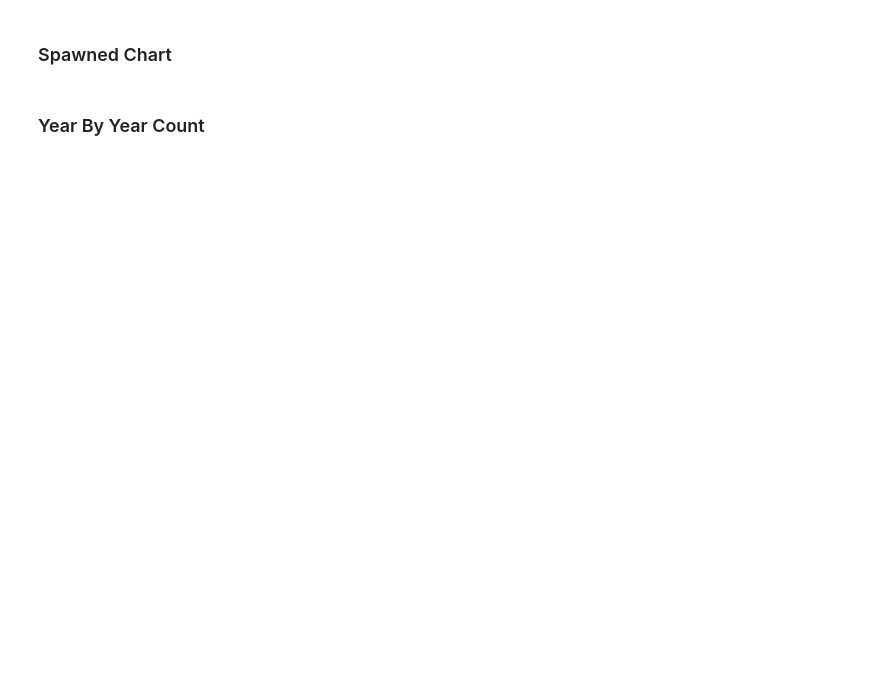
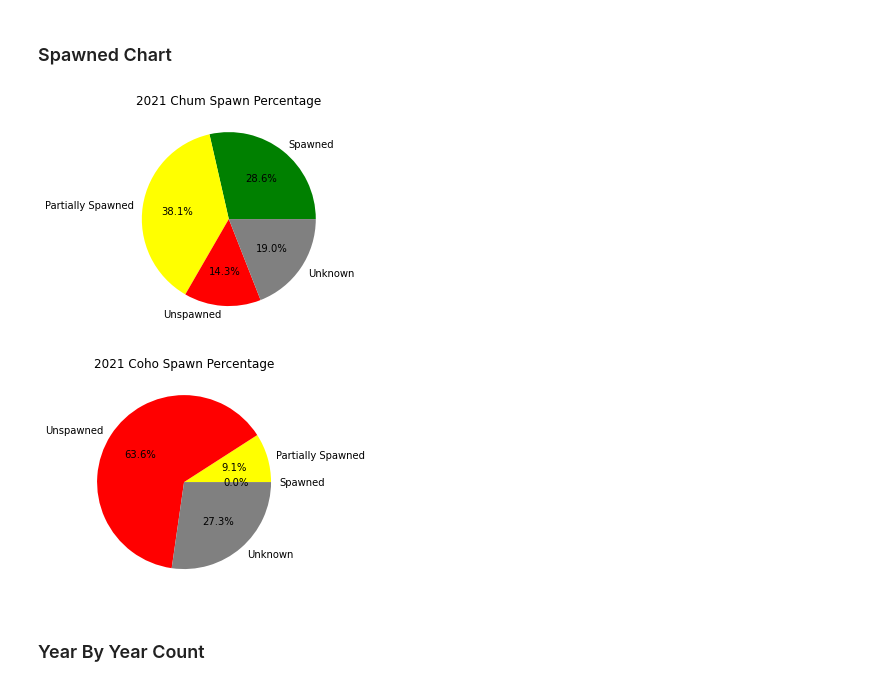
Before and after one commit to slfisco/salmonNotebook, a Jupyter notebook: salmonNotebook.ipynb, the cells around one changed output. Saved outputs shown, nothing was run; the diff lists cells and outputs as text; code cells hidden in the pictures; blank space fills up the shorter version.

Commit message:
updated report, updated colors on pie charts

```diff
--- a/salmonNotebook.ipynb
+++ b/salmonNotebook.ipynb
@@ -6,17 +6,38 @@ Press run all to generate all figures.
 # %%
-import requests, json, matplotlib.pyplot as plt, plotly.express as px, pandas as pd, IPython.core.display as ip, sys, pytz
+import requests, json, matplotlib.pyplot as plt, plotly.express as px, pandas as pd, IPython.core.display as ip, sys, pytz, io, base64
 from datetime import datetime
 from IPython.core.debugger import set_trace
 import matplotlib.dates as mdates
 mostRecentSurvey = '2021'
-
-reportFileName = datetime.now(pytz.timezone('America/Los_Angeles')).strftime('%Y-%m-%d_%H-%M-%S') + '_salmonReport.html'
+timeStampPacific = datetime.now(pytz.timezone('America/Los_Angeles')).strftime('%Y-%m-%d_%H-%M-%S') #cannot use system time due to colab
+reportFileName = timeStampPacific + '_salmonReport.html'
 surveyURIs = {'2019':'https://five.epicollect.net/api/export/entries/salmon-survey-2019?form_ref=397fba6ecc674b74836efc190840c42d_5d6f454667a28',
               '2020':'https://five.epicollect.net/api/export/entries/salmon-survey-2020?form_ref=f550ab6c4dab44f49bcc33b7c1904be9_5d6f454667a28',
               '2021':'https://five.epicollect.net/api/export/entries/salmon-survey-2021?form_ref=ad5ffedf0a3246a18934e6ec36ed9569_5d6f454667a28'}
 salmonURIs = {'2019':'https://five.epicollect.net/api/export/entries/salmon-survey-2019?form_ref=397fba6ecc674b74836efc190840c42d_5d6f509867795',
               '2020':'https://five.epicollect.net/api/export/entries/salmon-survey-2020?form_ref=f550ab6c4dab44f49bcc33b7c1904be9_5d6f509867795',
               '2021':'https://five.epicollect.net/api/export/entries/salmon-survey-2021?form_ref=ad5ffedf0a3246a18934e6ec36ed9569_5d6f509867795'}
+IN_COLAB = 'google.colab' in sys.modules
+
+def addHTMLToReport(html):
+    with open(reportFileName, 'a') as f:
+      f.write(html)
+
+def addFigureToReport():
+    IObytes = io.BytesIO()
+    plt.savefig(IObytes, format = 'png')
+    IObytes.seek(0)
+    encodedPlot = base64.b64encode(IObytes.read()).decode("utf-8")
+    html = '<img src=\'embedded-picture'>'.format(encodedPlot)
+    addHTMLToReport(html)
+
+def clearPreviousReports():
+    if (not IN_COLAB):
+        import os, glob
+        from os.path import exists
+        for name in glob.glob('*salmonReport.html'):
+            print("Previous report file exists. Deleting " + name)
+            os.remove(name)
 
 def getEntries(uri):
     request = requests.get(url = uri)
@@ -54,6 +75,9 @@ def addStats(survey, salmonDf):
     total = totalDead + totalLiveSalmon #does not include redds or resident cutthroat
     return pd.Series({'Survey Date': pd.Timestamp(survey['Survey_Date']), 'Dead Chum': deadChum, 'Dead Coho': deadCoho, 'Live Chum': liveChum, 'Live Coho': liveCoho, 'Live Cutthroat': liveCutthroat, 'Dead Cutthroat': deadCutthroat, 'Redds': redds, 'Total Dead' : totalDead, 'Total Live Salmon': totalLiveSalmon, 'Total': total})
 
+clearPreviousReports()
+reportHeader = '<p><img src="https://www.carkeekwatershed.org/wp-content/uploads/CWCAPlogo-1.png" width="213" height="72"></p><p><h2>CWCAP Salmon Survey Report</h2></p><p><h5>generated {}</h5></p>'.format(timeStampPacific)
+addHTMLToReport(reportHeader)
 salmonDf = getEntries(salmonURIs.get(mostRecentSurvey))
 surveyDf = getEntries(surveyURIs.get(mostRecentSurvey))
 statsDf = surveyDf.apply(addStats, axis=1, args=[salmonDf]).groupby(['Survey Date']).sum().reset_index()
@@ -159,22 +196,26 @@ displayScatterMap(dropInaccurateLocations(salmonDf), mostRecentSurvey + ' Fish S
 # %%
 def displaySpawnedChart(salmonDf, species):
     try:
         deadDf = filterSalmonDf(salmonDf, ('Species', species), ('Type', 'Dead'))
         totalDead = deadDf.shape[0]
         totalSpawned = filterSalmonDf(deadDf, ('Spawning_Success', 'Spawned')).shape[0]
         totalPartialSpawned = filterSalmonDf(deadDf, ('Spawning_Success', 'Partially spawned')).shape[0]
         totalUnspawned = filterSalmonDf(deadDf, ('Spawning_Success', 'Unspawned')).shape[0]
         totalUnknownSpawned = filterSalmonDf(deadDf, ('Spawning_Success', 'Unknown')).shape[0]
         spawnPercentages = [totalSpawned/totalDead*100, totalPartialSpawned/totalDead*100, totalUnspawned/totalDead*100, totalUnknownSpawned/totalDead*100]
+        colorsList = {'green' : 'Spawned', 'yellow' : 'Partially Spawned', 'red' : 'Unspawned', 'gray' : 'Unknown'}
         pie, ax1 = plt.subplots()
-        ax1.pie(spawnPercentages, labels=['Spawned', 'Partially Spawned', 'Unspawned', 'Unknown'], autopct='%1.1f%%')
+        ax1.pie(spawnPercentages, colors = colorsList, labels=['Spawned', 'Partially Spawned', 'Unspawned', 'Unknown'], autopct='%1.1f%%')
         plt.title(mostRecentSurvey + ' ' + species + ' Spawn Percentage')
         addFigureToReport()
         plt.show()
     except ZeroDivisionError:
         print('Unable to display spawned chart. No spawning data to display')
 displaySpawnedChart(salmonDf, 'Chum')
 displaySpawnedChart(salmonDf, 'Coho')
+# %% [output]
+[figure, added]
+[figure, added]
 # %% [markdown]
 ### Year By Year Count
 # %%
```
Also changed, not shown: parts of 6 cells of this notebook.
